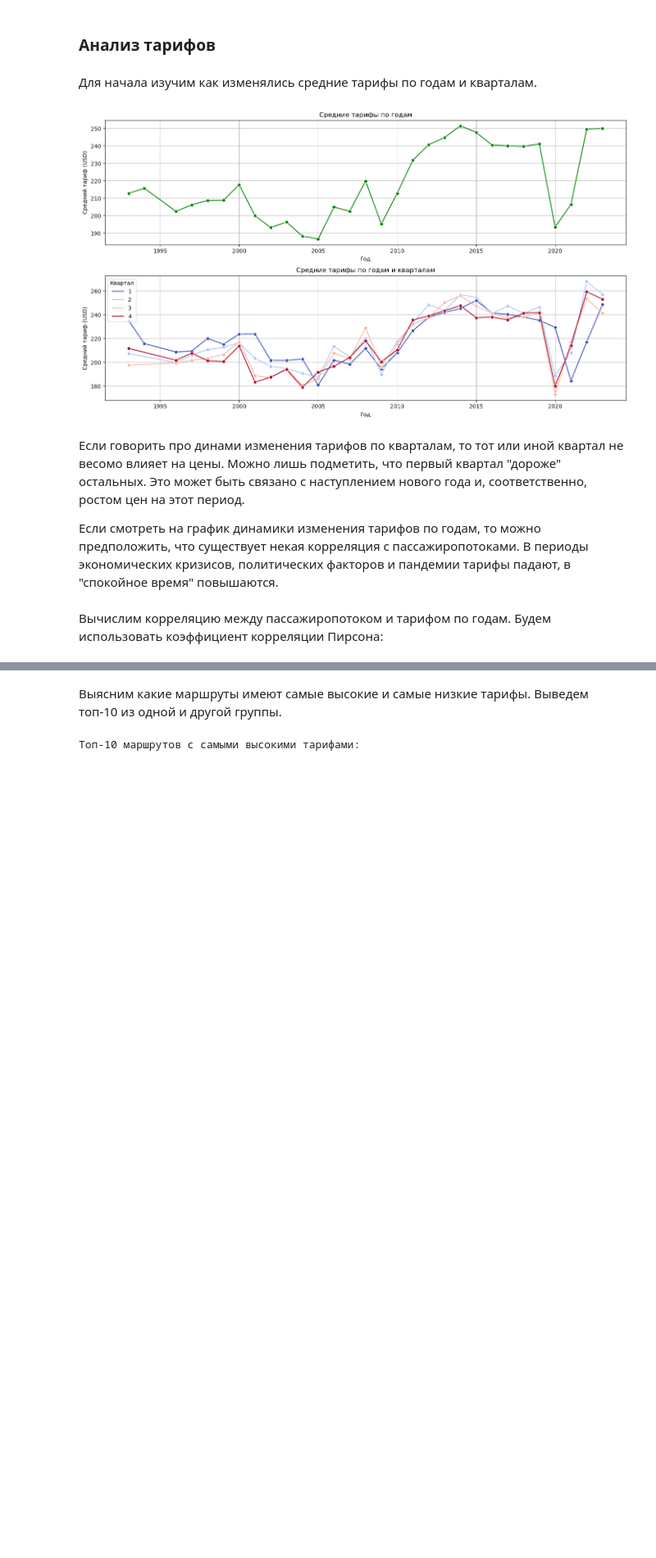
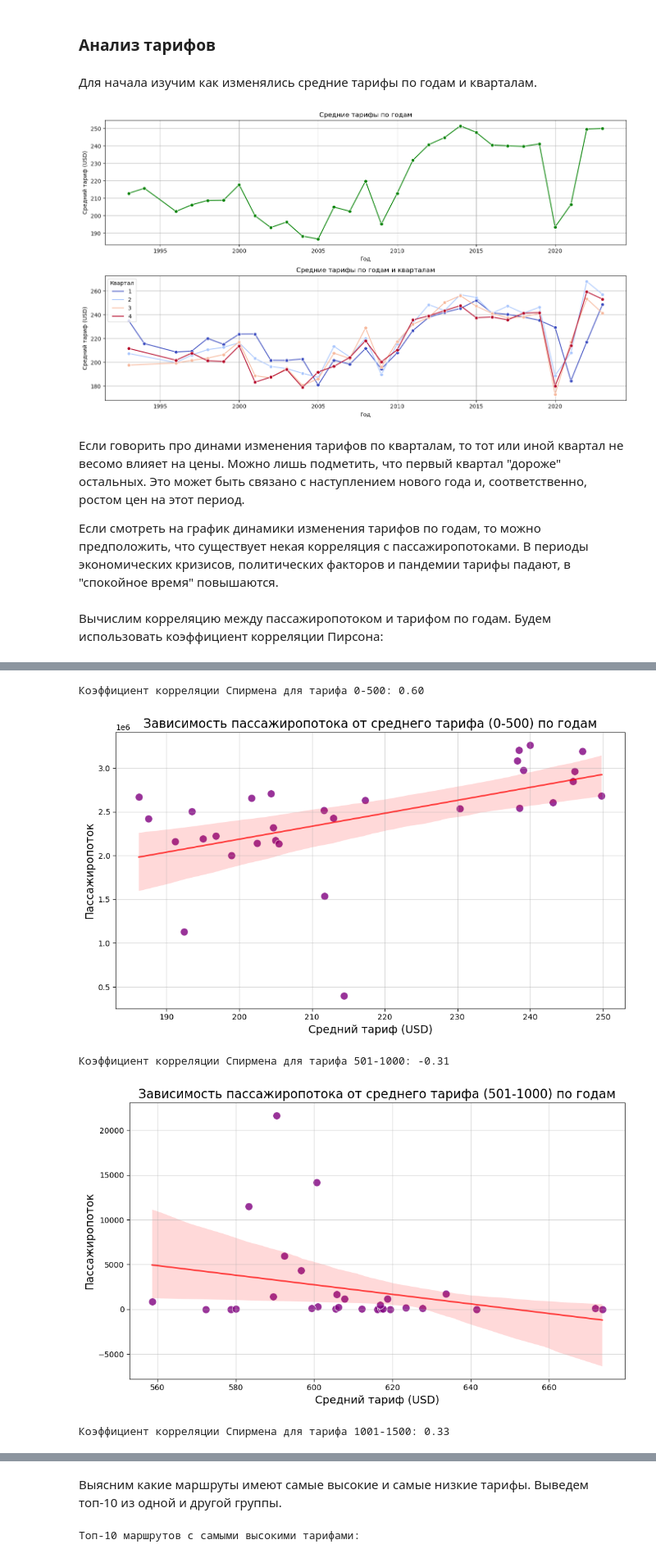
Before and after one commit to artem-riabtsev/Kurs_project, a Jupyter notebook: Рябцев Артем, ИД22-3, КР.ipynb, the cells around one changed output, grey strips where cells are left out. Shown at 82% size. Saved outputs shown, nothing was run; the diff lists cells and outputs as text; code cells hidden in the pictures; blank space fills up the shorter version.

```diff
--- a/Рябцев Артем, ИД22-3, КР.ipynb
+++ b/Рябцев Артем, ИД22-3, КР.ipynb
@@ -361,0 +324,65 @@ plt.show()
+# %%
+import pandas as pd
+import matplotlib.pyplot as plt
+import seaborn as sns
+import numpy as np
+
+# Определяем диапазоны тарифов
+bins = [0, 500, 1000, 1500]
+labels = ['0-500', '501-1000', '1001-1500']
+
+# Категоризируем тарифы по диапазонам
+data['fare_range'] = pd.cut(data['fare'], bins=bins, labels=labels, right=False)
+
+# Группируем данные по году и диапазону тарифов
+yearly_data = data.groupby(['Year', 'fare_range']).agg(
+    total_passengers=('passengers', 'sum'),
+    avg_fare=('fare', 'mean')
+).reset_index()
+
+# Проходимся по каждому диапазону тарифов и считаем корреляцию и рисуем график
+for fare_range in labels:
+    subset = yearly_data[yearly_data['fare_range'] == fare_range]
+    if len(subset) > 1 : # Проверяем, что есть данные в этом диапазоне
+        # Вычисление корреляции Спирмена
+        correlation = subset['total_passengers'].corr(subset['avg_fare'], method='spearman')
+        print(f"Коэффициент корреляции Спирмена для тарифа {fare_range}: {correlation:.2f}")
+
+
+        # Визуализация данных
+        plt.figure(figsize=(10, 6))
+        sns.scatterplot(
+            data=subset,
+            x='avg_fare',
+            y='total_passengers',
+            color='purple',
+            s=100,
+            alpha=0.8
+        )
+
+        # Линия регрессии
+        sns.regplot(
+            data=subset,
+            x='avg_fare',
+            y='total_passengers',
+            scatter=False,
+            color='red',
+            line_kws={'linewidth': 2, 'alpha': 0.7}
+        )
+
+        # Оформление графика
+        plt.title(f"Зависимость пассажиропотока от среднего тарифа ({fare_range}) по годам", fontsize=16)
+        plt.xlabel("Средний тариф (USD)", fontsize=14)
+        plt.ylabel("Пассажиропоток", fontsize=14)
+        plt.grid(alpha=0.5)
+        plt.tight_layout()
+        plt.show()
+
+    else:
+       print(f"Нет данных для диапазона тарифа {fare_range}")
+# %% [output]
+Коэффициент корреляции Спирмена для тарифа 0-500: 0.60
+[figure, added]
+Коэффициент корреляции Спирмена для тарифа 501-1000: -0.31
+[figure, added]
+Коэффициент корреляции Спирмена для тарифа 1001-1500: 0.33
```
Also changed, not shown: parts of 16 cells of this notebook.
